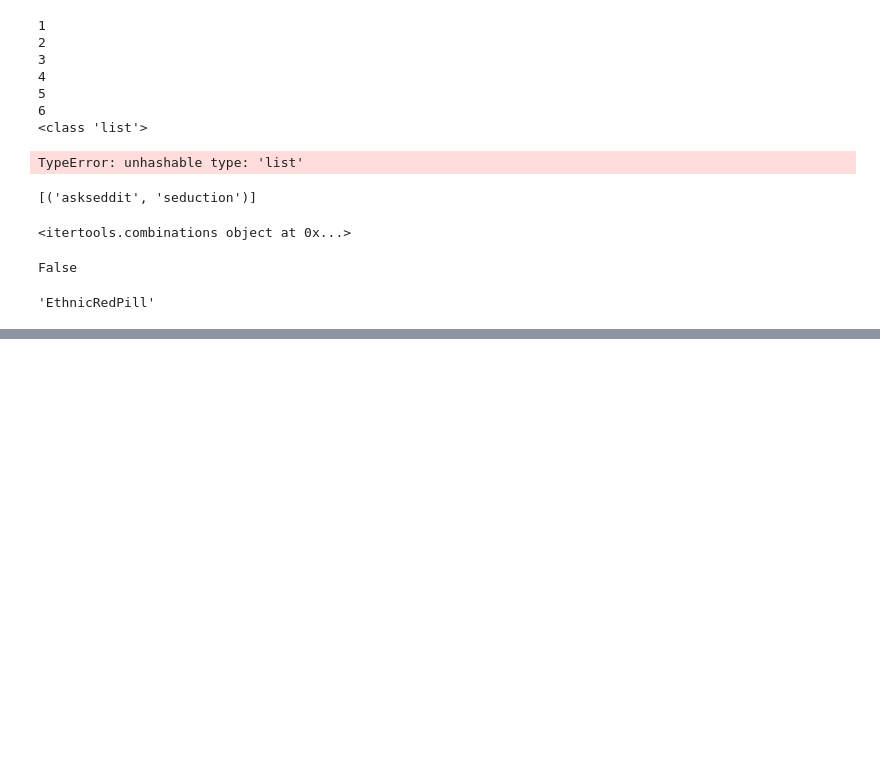
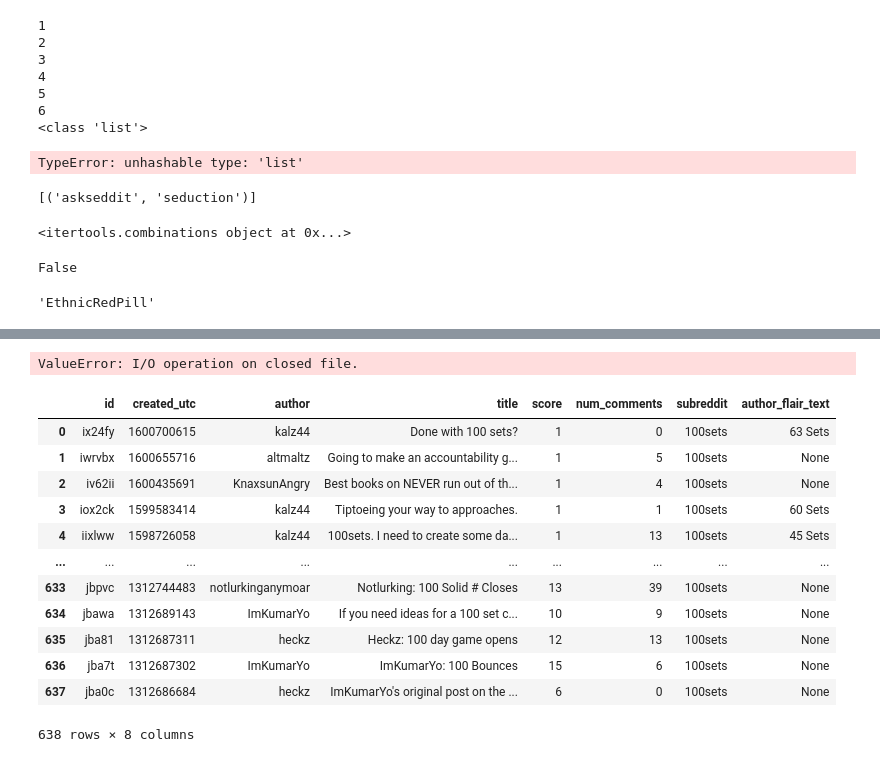
Before and after one commit to mh0409/trpred, a Jupyter notebook: sandbox_processing2.ipynb, the cells around one changed output, grey strips where cells are left out. Drawn from its saved outputs; the diff is of its cells as text; code cells hidden in the pictures; blank space fills up the shorter version.

Commit message:
updated cleaning code for both types

```diff
--- a/sandbox_processing2.ipynb
+++ b/sandbox_processing2.ipynb
@@ -888,0 +1072,15 @@ KeyError: "['index'] not found in axis"
+# %%
+url = "https://api.pushshift.io/reddit/search/submission/"
+queries = {"subreddit": "TheRedPill",\
+            "size": 0,\
+            "aggs" : "subreddit",\
+            "after": start,\
+            "before": end}
+
+r = requests.get(url, params = queries)
+
+# Get count (sanity check)
+try:
+    count_posts = r.json()["aggs"]["subreddit"][0]["doc_count"]
+except:
+    count_posts = np.nan
@@ -1347,0 +1568,13 @@ def count_processedentries(data_type):
+# %%
+# Clean submissions
+import utils
+import glob
+import b_clean_data as clean
+import os
+
+# Get all raw submission files
+os.chdir("/Volumes/SAMSUNG/trpred")
+raw_submissions = glob.glob("data/raw/submissions/*.json")
+
+for i in raw_submissions:
+    clean.clean_submissions(i)
@@ -1347,0 +1636,33 @@ def count_processedentries(data_type):
+# %%
+import pandas as pd
+raw_submissions = "/Volumes/SAMSUNG/trpred/data/raw/submissions/100sets-allsubmissions-2020-09-22.json"
+
+j_reader = pd.read_json(raw_submissions, lines = True, chunksize = 1000)
+
+keep_cols = ['id', 'created_utc', 'author', 'title',\
+                  'score', 'num_comments', 'subreddit', 'author_flair_text']
+
+keep_cols_text = ['id', 'created_utc', 'author', 'selftext']
+
+
+for i in j_reader:
+    df_keep = i[keep_cols]
+    df_text = i[keep_cols_text]
+# %% [output]
+ValueError: I/O operation on closed file.
+# %%
+df_keep
+# %% [output]
+|  | id | created_utc | author | title | score | num_comments | subreddit | author_flair_text |
+| 0 | ix24fy | 1600700615 | kalz44 | Done with 100 sets? | 1 | 0 | 100sets | 63 Sets |
+| 1 | iwrvbx | 1600655716 | altmaltz | Going to make an accountability g... | 1 | 5 | 100sets | None |
+| 2 | iv62ii | 1600435691 | KnaxsunAngry | Best books on NEVER run out of th... | 1 | 4 | 100sets | None |
+| 3 | iox2ck | 1599583414 | kalz44 | Tiptoeing your way to approaches. | 1 | 1 | 100sets | 60 Sets |
+| 4 | iixlww | 1598726058 | kalz44 | 100sets. I need to create some da... | 1 | 13 | 100sets | 45 Sets |
+| ... | ... | ... | ... | ... | ... | ... | ... | ... |
+| 633 | jbpvc | 1312744483 | notlurkinganymoar | Notlurking: 100 Solid # Closes | 13 | 39 | 100sets | None |
+| 634 | jbawa | 1312689143 | ImKumarYo | If you need ideas for a 100 set c... | 10 | 9 | 100sets | None |
+| 635 | jba81 | 1312687311 | heckz | Heckz: 100 day game opens | 12 | 13 | 100sets | None |
+| 636 | jba7t | 1312687302 | ImKumarYo | ImKumarYo: 100 Bounces | 15 | 6 | 100sets | None |
+| 637 | jba0c | 1312686684 | heckz | ImKumarYo's original post on the ... | 6 | 0 | 100sets | None |
+638 rows × 8 columns
```
Also changed, not shown: parts of 25 cells of this notebook, 9 other files.
